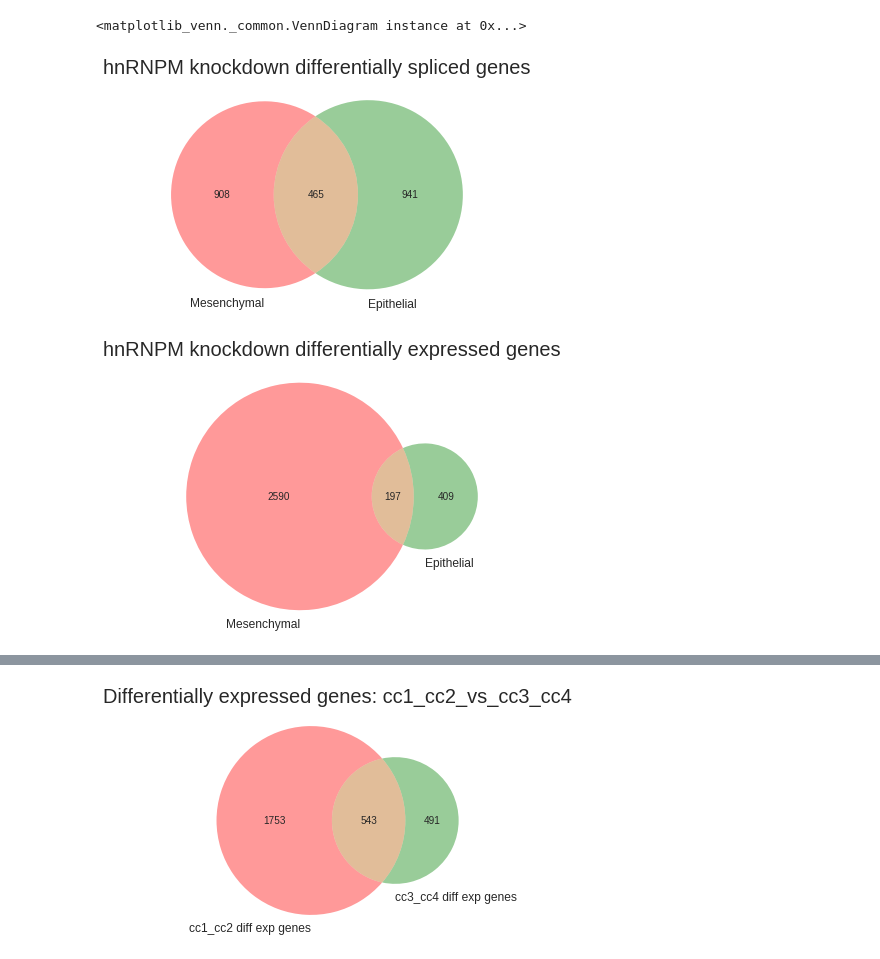
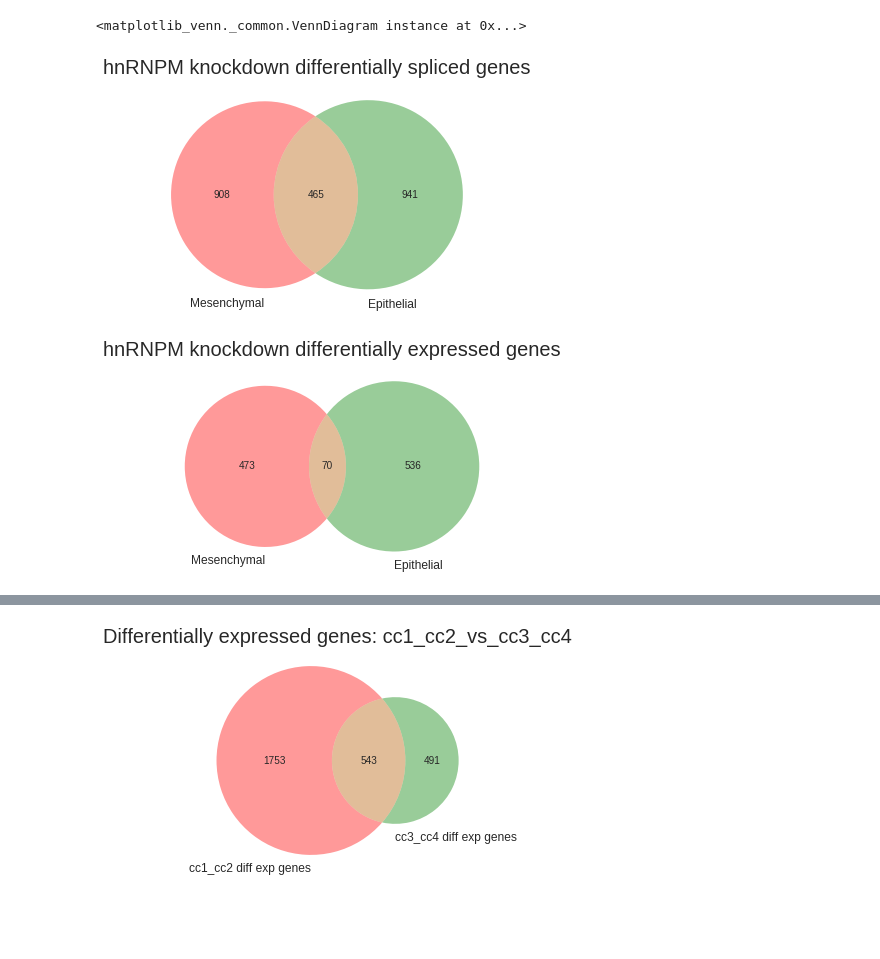
Before and after one commit to seharvey2012/programmatic_analysis, a Jupyter notebook: getting_clipper_to_work/clipper_runs_working_with_individual_rt_stops/master_go_analysis.ipynb, the cells around one changed output, grey strips where cells are left out. Saved outputs shown, nothing was run; the diff lists cells and outputs as text; code cells hidden in the pictures; blank space fills up the shorter version.

```diff
--- a/getting_clipper_to_work/clipper_runs_working_with_individual_rt_stops/master_go_analysis.ipynb
+++ b/getting_clipper_to_work/clipper_runs_working_with_individual_rt_stops/master_go_analysis.ipynb
@@ -121,10 +121,10 @@ def parse_rMATS_SE(filename,read_cutoff):
 # %%
 %%time
 #load in the skipped exon files as variable for the rMATS analysis: Just do the new rMATS first
-twist = '/media/sam/Data2/bcm_star_alignments/SEH_bcm/rMATS_3_2_5_results/SEH-1_SEH-2_with_gencode_25lift37/MATS_output/SEH-1_SEH-2_rMATS_3_2_5_SE_ROT'
-cc1_cc2 = '/media/sam/Data2/bcm_star_alignments/CC_bcm/rMATS_3_2_5_results/CC-1_CC-2/MATS_output/CC-1_CC-2_rMATS_3_2_5_SE_ROT'
-cc3_cc4 = '/media/sam/Data2/bcm_star_alignments/CC_bcm/rMATS_3_2_5_results/CC-3_CC-4/MATS_output/CC-3_CC-4_rMATS_3_2_5_SE_ROT'
-hh5_hh6 = '/media/sam/Data2/bcm_star_alignments/HH_bcm/rMATS_3_2_5_results/HH-5_HH-6/MATS_output/HH-5_HH-6_rMATS_3_2_5_SE_ROT'
+twist = '/media/sam/Data1/bcm_star_alignments/SEH_bcm/rMATS_3_2_5_results/SEH-1_SEH-2_with_gencode_25lift37/MATS_output/SEH-1_SEH-2_rMATS_3_2_5_SE_ROT'
+cc1_cc2 = '/media/sam/Data1/bcm_star_alignments/CC_bcm/rMATS_3_2_5_results/CC-1_CC-2/MATS_output/CC-1_CC-2_rMATS_3_2_5_SE_ROT'
+cc3_cc4 = '/media/sam/Data1/bcm_star_alignments/CC_bcm/rMATS_3_2_5_results/CC-3_CC-4/MATS_output/CC-3_CC-4_rMATS_3_2_5_SE_ROT'
+hh5_hh6 = '/media/sam/Data1/bcm_star_alignments/HH_bcm/rMATS_3_2_5_results/HH-5_HH-6/MATS_output/HH-5_HH-6_rMATS_3_2_5_SE_ROT'
 
 #also bring in the other EMT sets... tgf-b, snail
 
@@ -360,33 +348,34 @@ def compare_genes_diff_and_spliced(cuff_df,mats_df,sample_name):
 # %%
 #THIS USES THE COMBINED CC TO MAKE A MASTER MESENCHYMAL SET VS THE EPITHELIAL SET
 
 #combine the set of spliced from hnRNPM cc1_cc2
 cc1_cc2_set = set(cc1_cc2_rMATS_df_filtered.ens_gene.tolist())
 cc3_cc4_set = set(cc3_cc4_rMATS_df_filtered.ens_gene.tolist())
-#combine
+
+#combine - this is larger than it should be because we are not filtering out the overlap. We are just taking everything that was significant in either
 cc1_cc4_set = cc1_cc2_set.union(cc3_cc4_set)
 
 hh5_hh6_set = set(hh5_hh6_rMATS_df_filtered.ens_gene.tolist())
 
 #splicing venn diagram
 fig = plt.figure(figsize=(6,6))
 plt.title('hnRNPM knockdown differentially spliced genes',fontsize=20)
 mplv.venn2([cc1_cc4_set,hh5_hh6_set],set_labels=('Mesenchymal','Epithelial'))
 
 #combine the set of genes
 cc1_cc2_gene_set = set(cc1_cc2_cuff_df_filtered.ens_gene.tolist())
 cc3_cc4_gene_set = set(cc3_cc4_cuff_df_filtered.ens_gene.tolist())
 #combine - BUT HERE YOU CAN TAKE THE INTERSECTION OR THE UNION
-cc1_cc4_gene_set = cc1_cc2_gene_set.union(cc3_cc4_gene_set)
+cc1_cc4_gene_set = cc1_cc2_gene_set.intersection(cc3_cc4_gene_set)
 
 hh5_hh6_gene_set = set(hh5_hh6_cuff_df_filtered.ens_gene.tolist())
 
 #gene venn diagram
 fig = plt.figure(figsize=(6,6))
 plt.title('hnRNPM knockdown differentially expressed genes',fontsize=20)
 mplv.venn2([cc1_cc4_gene_set,hh5_hh6_gene_set],set_labels=('Mesenchymal','Epithelial'))
 # %% [output]
 <matplotlib_venn._common.VennDiagram instance at 0x...>
 [figure]
-[figure, old version]
+[figure, new version]
 # %%
```
Also changed, not shown: parts of 29 cells of this notebook, 4 other files.
